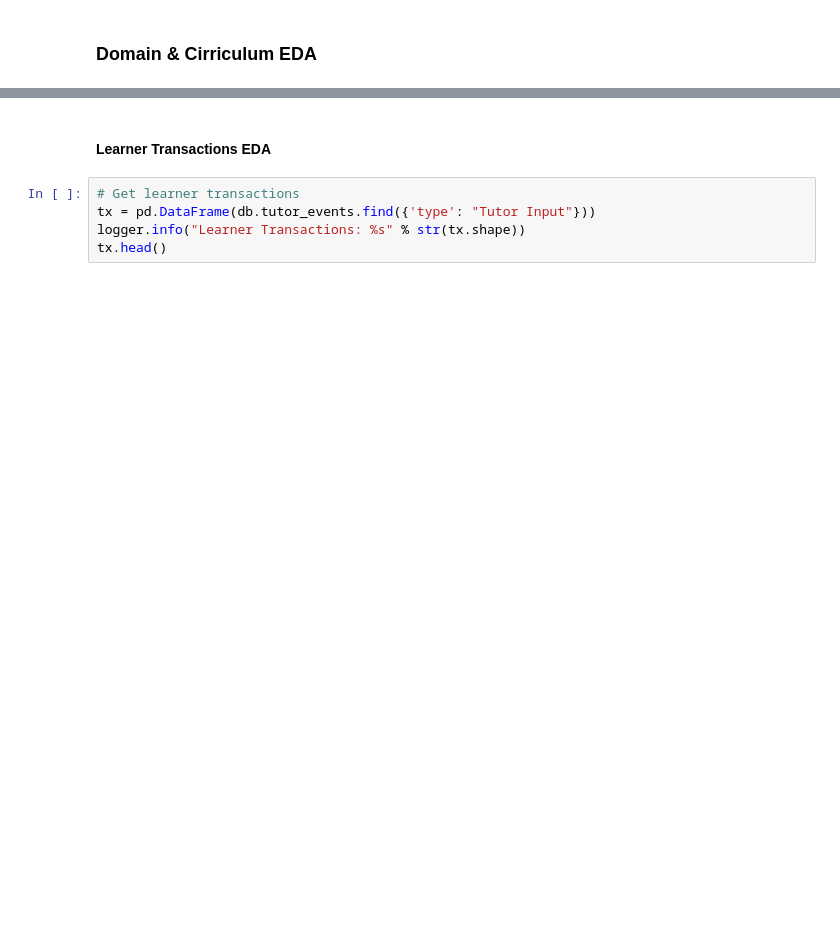
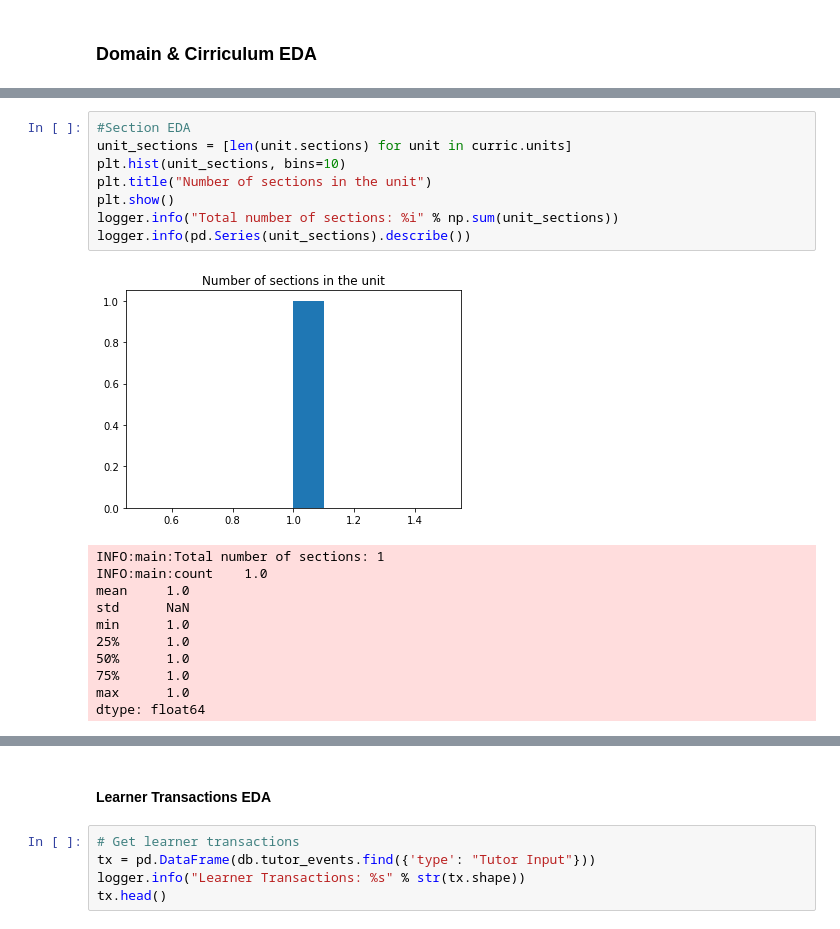
Before and after one commit to stevencdang/MotivSim, a Jupyter notebook: notebooks/SelfEfficacyLearnerTuning.ipynb, the cells around one changed output, grey strips where cells are left out. Drawn from its saved outputs; the diff is of its cells as text; blank space fills up the shorter version.

```diff
--- a/notebooks/SelfEfficacyLearnerTuning.ipynb
+++ b/notebooks/SelfEfficacyLearnerTuning.ipynb
@@ -255,0 +310,20 @@ INFO:main:Distribution of prob per section: {900: 100}
+# %%
+#Section EDA
+unit_sections = [len(unit.sections) for unit in curric.units]
+plt.hist(unit_sections, bins=10)
+plt.title("Number of sections in the unit")
+plt.show()
+logger.info("Total number of sections: %i" % np.sum(unit_sections))
+logger.info(pd.Series(unit_sections).describe())
+# %% [output]
+[figure, added]
+INFO:main:Total number of sections: 1
+INFO:main:count    1.0
+mean     1.0
+std      NaN
+min      1.0
+25%      1.0
+50%      1.0
+75%      1.0
+max      1.0
+dtype: float64
```
Also changed, not shown: parts of 47 cells of this notebook, 12 other files.
